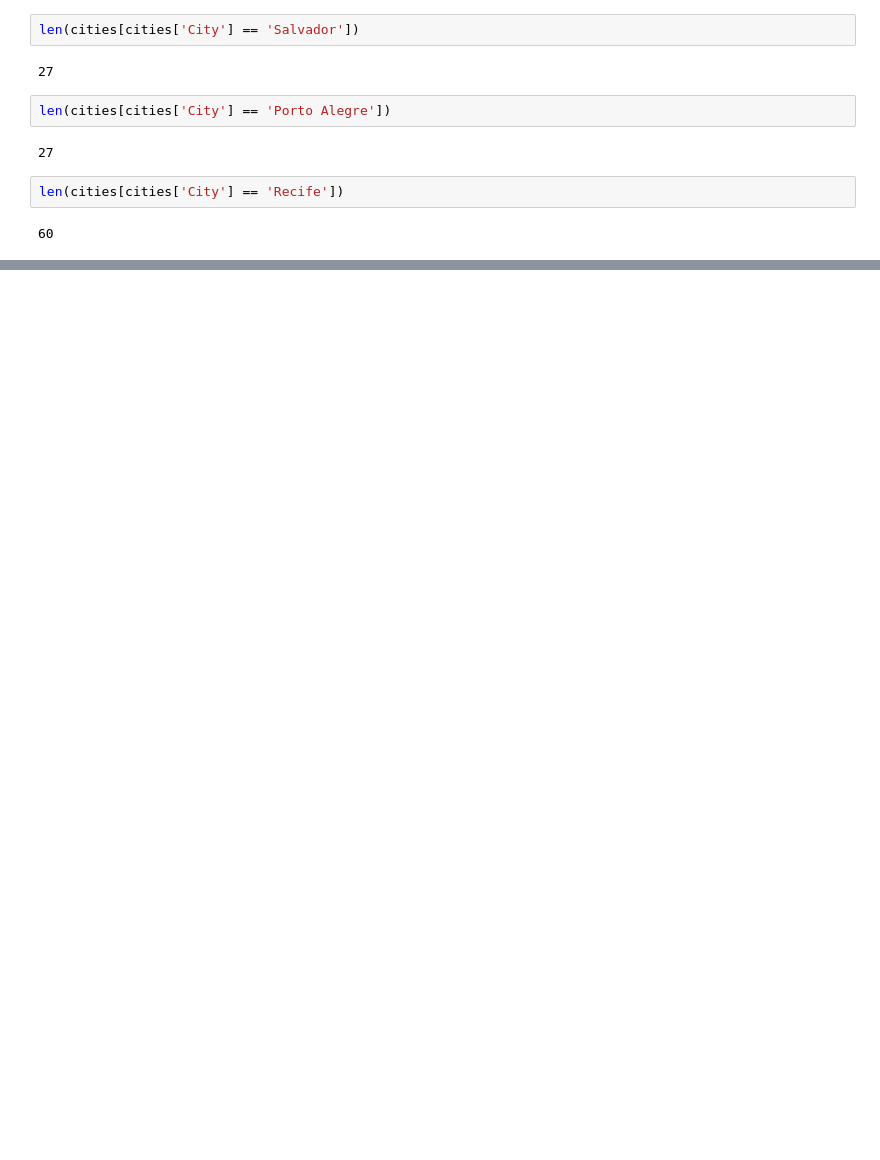
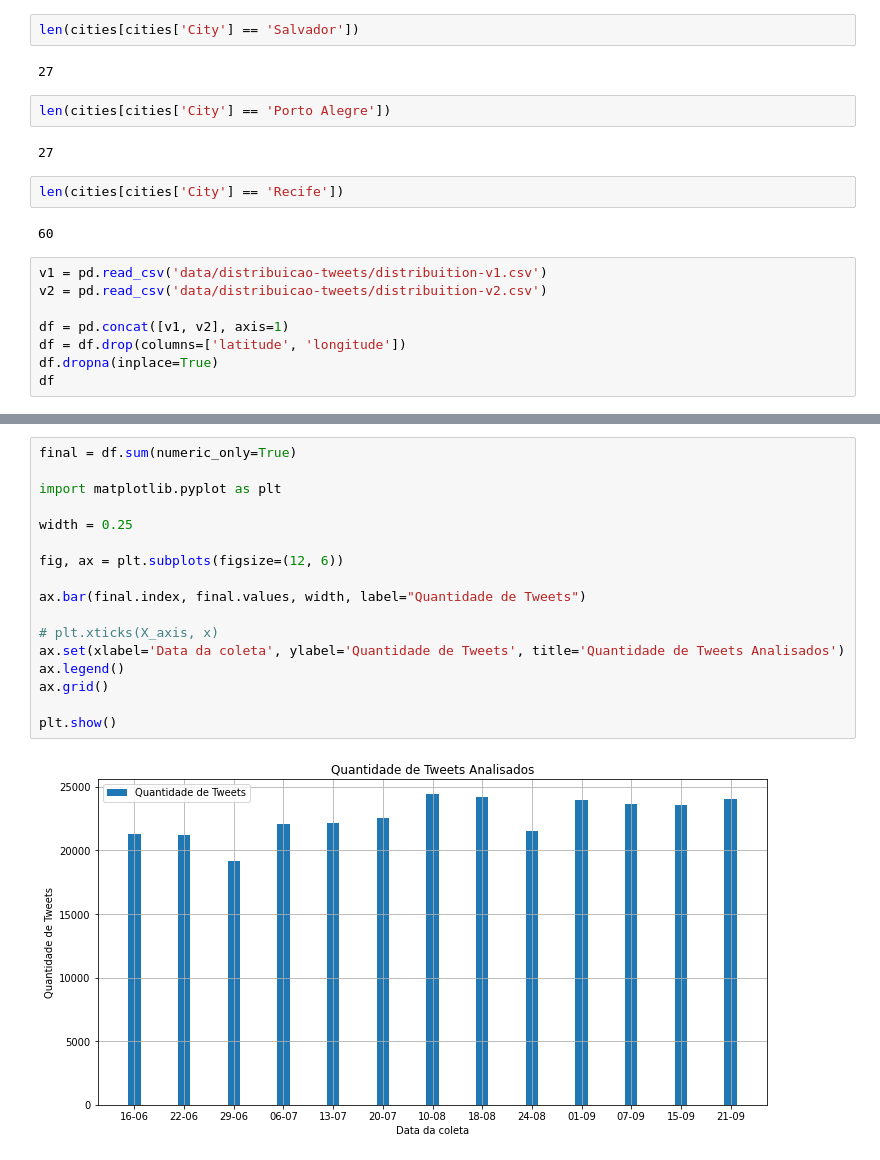
Before and after one commit to brunomarram/tcc-ufv, a Jupyter notebook: src/analysis/testes.ipynb, the cells around one changed output, grey strips where cells are left out. Drawn from its saved outputs; the diff is of its cells as text; blank space fills up the shorter version.

```diff
--- a/src/analysis/testes.ipynb
+++ b/src/analysis/testes.ipynb
@@ -34,3 +34,11 @@ len(cities[cities['City'] == 'Porto Alegre'])
 len(cities[cities['City'] == 'Recife'])
 # %% [output]
 60
+# %%
+v1 = pd.read_csv('data/distribuicao-tweets/distribuition-v1.csv')
+v2 = pd.read_csv('data/distribuicao-tweets/distribuition-v2.csv')
+
+df = pd.concat([v1, v2], axis=1)
+df = df.drop(columns=['latitude', 'longitude'])
+df.dropna(inplace=True)
+df
@@ -36,0 +59,19 @@ len(cities[cities['City'] == 'Recife'])
+# %%
+final = df.sum(numeric_only=True)
+
+import matplotlib.pyplot as plt
+
+width = 0.25
+
+fig, ax = plt.subplots(figsize=(12, 6))
+
+ax.bar(final.index, final.values, width, label="Quantidade de Tweets")
+
+# plt.xticks(X_axis, x)
+ax.set(xlabel='Data da coleta', ylabel='Quantidade de Tweets', title='Quantidade de Tweets Analisados')
+ax.legend()
+ax.grid()
+
+plt.show()
+# %% [output]
+[figure, added]
```
Also changed, not shown: parts of 1 cell of this notebook, 4 other files.
